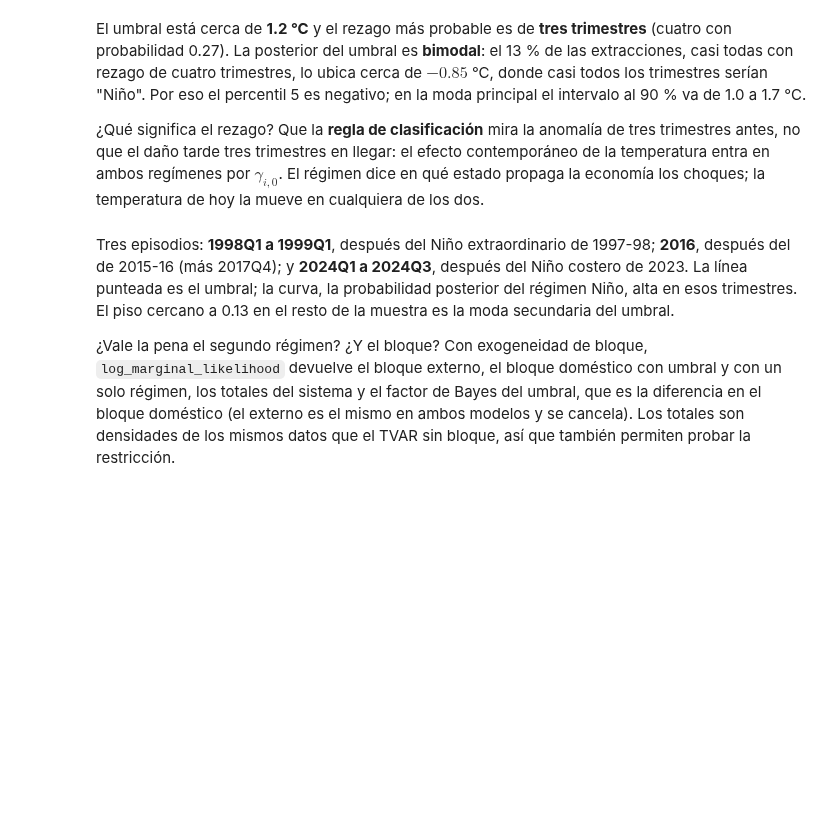
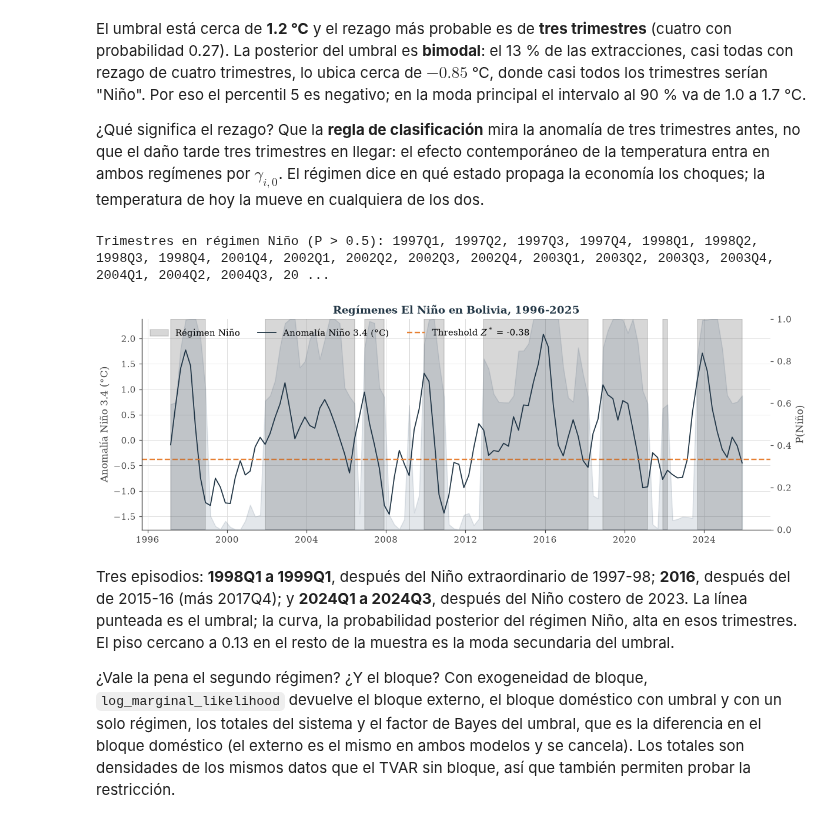
Before and after one commit to jpantoja-cpu/macro-econometrics-course, a Jupyter notebook: bolivia/tvar_nino_bolivia.ipynb, the cells around one changed output. Saved outputs shown, nothing was run; the diff lists cells and outputs as text; code cells hidden in the pictures; blank space fills up the shorter version.

```diff
--- a/bolivia/tvar_nino_bolivia.ipynb
+++ b/bolivia/tvar_nino_bolivia.ipynb
@@ -104,10 +117,10 @@ la anomalía corriente, $\gamma_{i,0}$, llevan su propio prior (`prior_params["l
 defecto).
 # %%
 b_exo = np.zeros((4, 4), dtype=int)
-b_exo[0, 1:] = 1                 # fila = ecuación: la de la anomalía excluye PBI, inflación e ingresos
+b_exo[0, 1:] = 1                 # fila = ecuación: la de la anomalía excluye PIB, inflación y PIB agropecuario
 window = ("2020Q1", "2021Q4")
 N_JOBS = min(4, os.cpu_count() or 1)   # procesos para las respuestas generalizadas, unos 200 MB cada uno
-model = ThresholdVAR(Y, threshold_var="nino12", lags=2, max_delay=4, post_draws=4000, burnin=0.5,
+model = ThresholdVAR(Y, threshold_var="nino34", lags=2, max_delay=4, post_draws=4000, burnin=0.5,
                      hor=12, irf_1std=0, seed=1, b_exo=b_exo,
                      covid_mode="lenza-primiceri", covid_window=window, covid_n_free=8)
 print("Escalas de volatilidad estimadas, s_t (las filas se dividen por s_t):")
@@ -143,9 +213,12 @@ entra en ambos regímenes por $\gamma_{i,0}$. El régimen dice en qué estado pr
 choques; la temperatura de hoy la mueve en cualquiera de los dos.
 # %%
 model.plot_regimes(regime_label="Régimen Niño", prob_label="P(Niño)",
-                   var_label="Anomalía Niño 1+2 (°C)", title="Regímenes El Niño, 1996-2026")
+                   var_label="Anomalía Niño 3.4 (°C)", title="Regímenes El Niño en Bolivia, 1996-2025")
 p_nino = model.regime_probability()
 print("Trimestres en régimen Niño (P > 0.5):", ", ".join(cd.quarter(d) for d in p_nino.index[p_nino > 0.5]))
+# %% [output]
+Trimestres en régimen Niño (P > 0.5): 1997Q1, 1997Q2, 1997Q3, 1997Q4, 1998Q1, 1998Q2, 1998Q3, 1998Q4, 2001Q4, 2002Q1, 2002Q2, 2002Q3, 2002Q4, 2003Q1, 2003Q2, 2003Q3, 2003Q4, 2004Q1, 2004Q2, 2004Q3, 20 ...
+[figure, added]
 # %% [markdown]
 Tres episodios: **1998Q1 a 1999Q1**, después del Niño extraordinario de 1997-98; **2016**, después
 del de 2015-16 (más 2017Q4); y **2024Q1 a 2024Q3**, después del Niño costero de 2023. La línea
```
Also changed, not shown: parts of 16 cells of this notebook, 14 other files.
